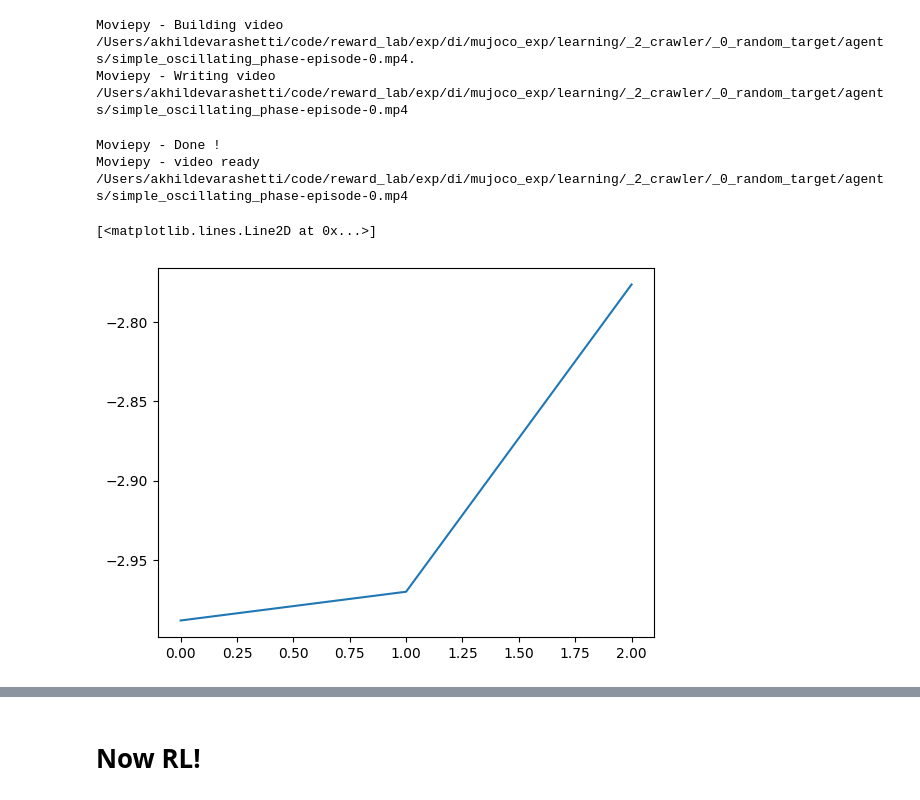
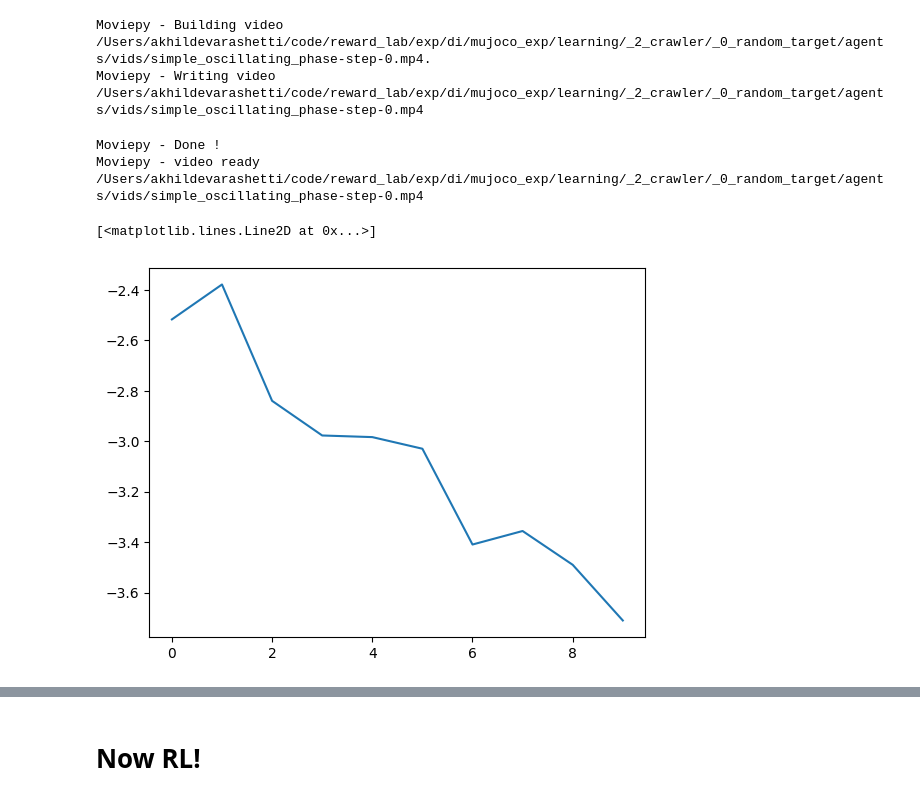
Before and after one commit to Akhilez/reward_lab, a Jupyter notebook: exp/di/mujoco_exp/learning/_2_crawler/_0_random_target/agents/_2_simple_sine_learner.ipynb, the cells around one changed output, grey strips where cells are left out. Drawn from its saved outputs; the diff is of its cells as text; code cells hidden in the pictures.

```diff
--- a/exp/di/mujoco_exp/learning/_2_crawler/_0_random_target/agents/_2_simple_sine_learner.ipynb
+++ b/exp/di/mujoco_exp/learning/_2_crawler/_0_random_target/agents/_2_simple_sine_learner.ipynb
@@ -81,41 +81,45 @@ class SimpleOscillatingPhaseActions(ActionWrapper):
 
         return value
 # %%
-time_limit = 150
-repeat_steps = 50
-dt = 0.1
-record_every_n_episodes = 500
+def build_env():
+    time_limit = 500
+    repeat_steps = 50
+    dt = 0.1
+    # record_every_n_episodes = 500
+    record_every_n_steps = 50000
 
-env = WalkToTargetEnv(n_legs=4)
-env = TimeLimit(env, time_limit)
-env = RecordVideo(
-    env,
-    video_folder='/Users/akhildevarashetti/code/reward_lab/exp/di/mujoco_exp/learning/_2_crawler/_0_random_target/agents',
-    # step_trigger=lambda step: step == 0,
-    episode_trigger=lambda episode: episode % record_every_n_episodes == 0,
-    video_length=time_limit,
-    name_prefix='simple_oscillating_phase',
-)
-env = SimpleOscillatingPhaseActions(env, dt=dt, frequencies=np.ones(env.action_space.shape) * 5)
-env = RepeatActionsWrapper(env, steps_to_repeat=repeat_steps)
+    env = WalkToTargetEnv(n_legs=4)
+    env = TimeLimit(env, time_limit)
+    env = RecordVideo(
+        env,
+        video_folder='/Users/akhildevarashetti/code/reward_lab/exp/di/mujoco_exp/learning/_2_crawler/_0_random_target/agents/vids',
+        # episode_trigger=lambda episode: episode % record_every_n_episodes == 0,
+        step_trigger=lambda step: step % record_every_n_steps == 0,
+        video_length=time_limit,
+        name_prefix='simple_oscillating_phase',
+    )
+    env = SimpleOscillatingPhaseActions(env, dt=dt, frequencies=np.ones(env.action_space.shape) * 5)
+    env = RepeatActionsWrapper(env, steps_to_repeat=repeat_steps)
+    return env
 # %%
+env = build_env()
 rewards = []
 
 env.reset()
 while True:
     action = env.action_space.sample()
     obs, reward, terminated, truncated, _ = env.step(action)
     rewards.append(reward)
     if truncated or terminated:
         break
 env.close()
 
 plt.plot(rewards)
 # %% [output]
-Moviepy - Building video /Users/akhildevarashetti/code/reward_lab/exp/di/mujoco_exp/learning/_2_crawler/_0_random_target/agents/simple_oscillating_phase-episode-0.mp4.
-Moviepy - Writing video /Users/akhildevarashetti/code/reward_lab/exp/di/mujoco_exp/learning/_2_crawler/_0_random_target/agents/simple_oscillating_phase-episode-0.mp4
+Moviepy - Building video /Users/akhildevarashetti/code/reward_lab/exp/di/mujoco_exp/learning/_2_crawler/_0_random_target/agents/vids/simple_oscillating_phase-step-0.mp4.
+Moviepy - Writing video /Users/akhildevarashetti/code/reward_lab/exp/di/mujoco_exp/learning/_2_crawler/_0_random_target/agents/vids/simple_oscillating_phase-step-0.mp4
 Moviepy - Done !
-Moviepy - video ready /Users/akhildevarashetti/code/reward_lab/exp/di/mujoco_exp/learning/_2_crawler/_0_random_target/agents/simple_oscillating_phase-episode-0.mp4
+Moviepy - video ready /Users/akhildevarashetti/code/reward_lab/exp/di/mujoco_exp/learning/_2_crawler/_0_random_target/agents/vids/simple_oscillating_phase-step-0.mp4
 [<matplotlib.lines.Line2D at 0x...>]
-[figure, old version]
+[figure, new version]
 # %%
```
Also changed, not shown: parts of 7 cells of this notebook, 2 other files.
